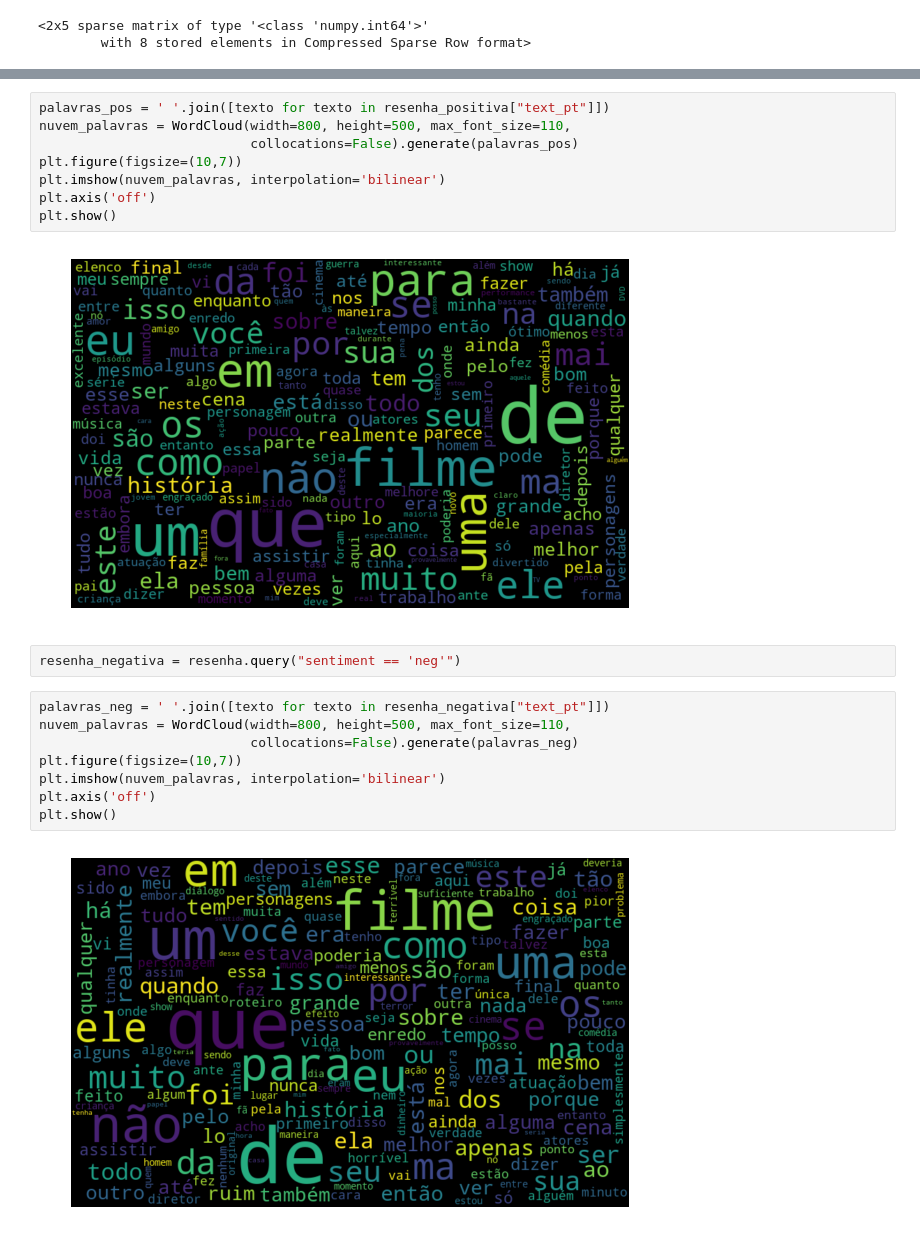
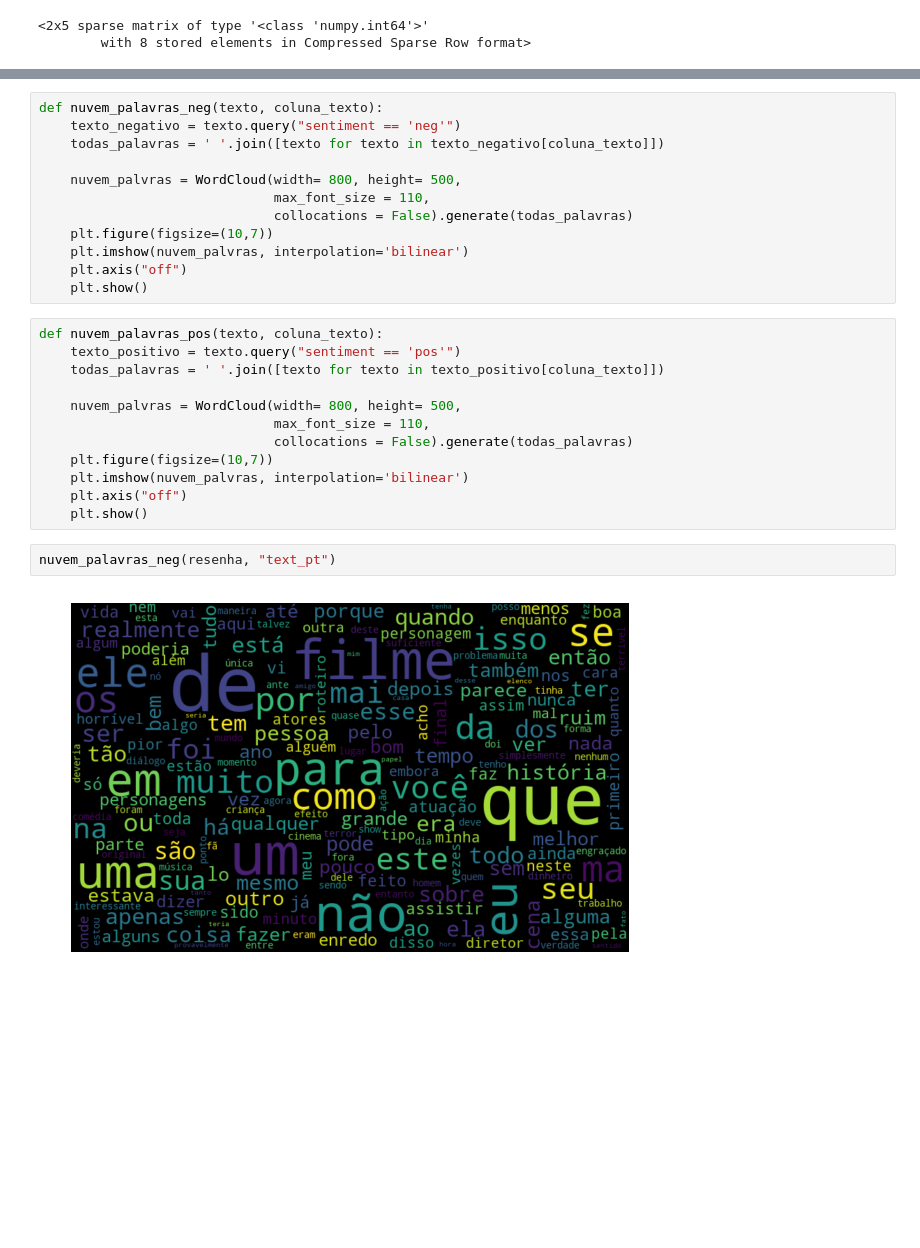
Before and after one commit to alura-cursos/introducao-ao-pln-com-python, a Jupyter notebook: Aula3.ipynb, the cells around one changed output, grey strips where cells are left out. Saved outputs shown, nothing was run; the diff lists cells and outputs as text; blank space fills up the shorter version.

```diff
--- a/Aula3.ipynb
+++ b/Aula3.ipynb
@@ -184,22 +146,28 @@ resenha_positiva.head()
 # %%
-palavras_pos = ' '.join([texto for texto in resenha_positiva["text_pt"]])
-nuvem_palavras = WordCloud(width=800, height=500, max_font_size=110,
-                           collocations=False).generate(palavras_pos)
-plt.figure(figsize=(10,7))
-plt.imshow(nuvem_palavras, interpolation='bilinear')
-plt.axis('off')
-plt.show()
+def nuvem_palavras_neg(texto, coluna_texto):
+    texto_negativo = texto.query("sentiment == 'neg'")
+    todas_palavras = ' '.join([texto for texto in texto_negativo[coluna_texto]])
+
+    nuvem_palvras = WordCloud(width= 800, height= 500,
+                              max_font_size = 110,
+                              collocations = False).generate(todas_palavras)
+    plt.figure(figsize=(10,7))
+    plt.imshow(nuvem_palvras, interpolation='bilinear')
+    plt.axis("off")
+    plt.show()
-# %% [output]
-[figure, removed]
-# %%
-resenha_negativa = resenha.query("sentiment == 'neg'")
 # %%
-palavras_neg = ' '.join([texto for texto in resenha_negativa["text_pt"]])
-nuvem_palavras = WordCloud(width=800, height=500, max_font_size=110,
-                           collocations=False).generate(palavras_neg)
-plt.figure(figsize=(10,7))
-plt.imshow(nuvem_palavras, interpolation='bilinear')
-plt.axis('off')
-plt.show()
+def nuvem_palavras_pos(texto, coluna_texto):
+    texto_positivo = texto.query("sentiment == 'pos'")
+    todas_palavras = ' '.join([texto for texto in texto_positivo[coluna_texto]])
+
+    nuvem_palvras = WordCloud(width= 800, height= 500,
+                              max_font_size = 110,
+                              collocations = False).generate(todas_palavras)
+    plt.figure(figsize=(10,7))
+    plt.imshow(nuvem_palvras, interpolation='bilinear')
+    plt.axis("off")
+    plt.show()
-# %% [output]
-[figure, removed]
+# %%
+nuvem_palavras_neg(resenha, "text_pt")
+# %% [output]
+[figure, added]
```
Also changed, not shown: parts of 39 cells of this notebook, 3 other files.
